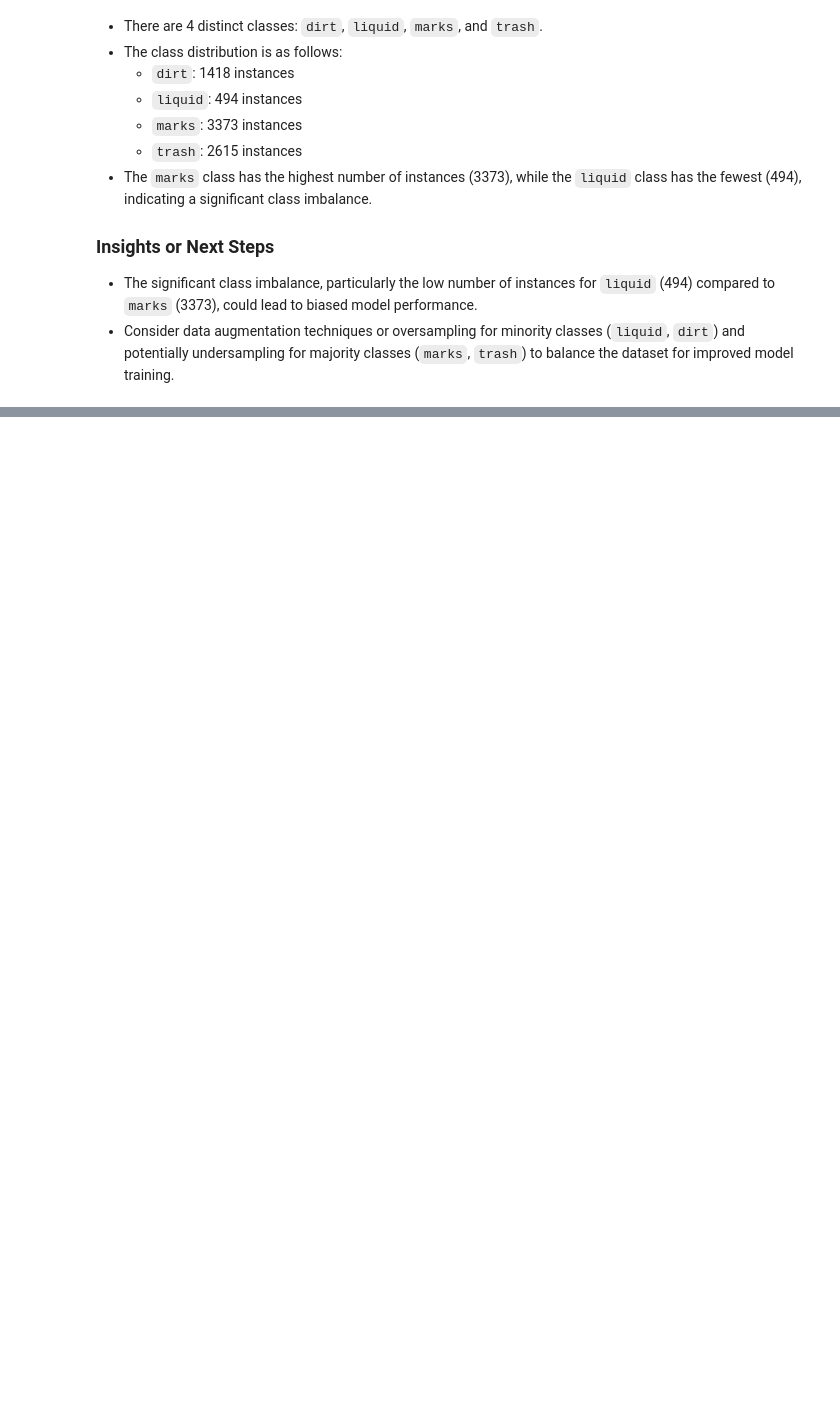
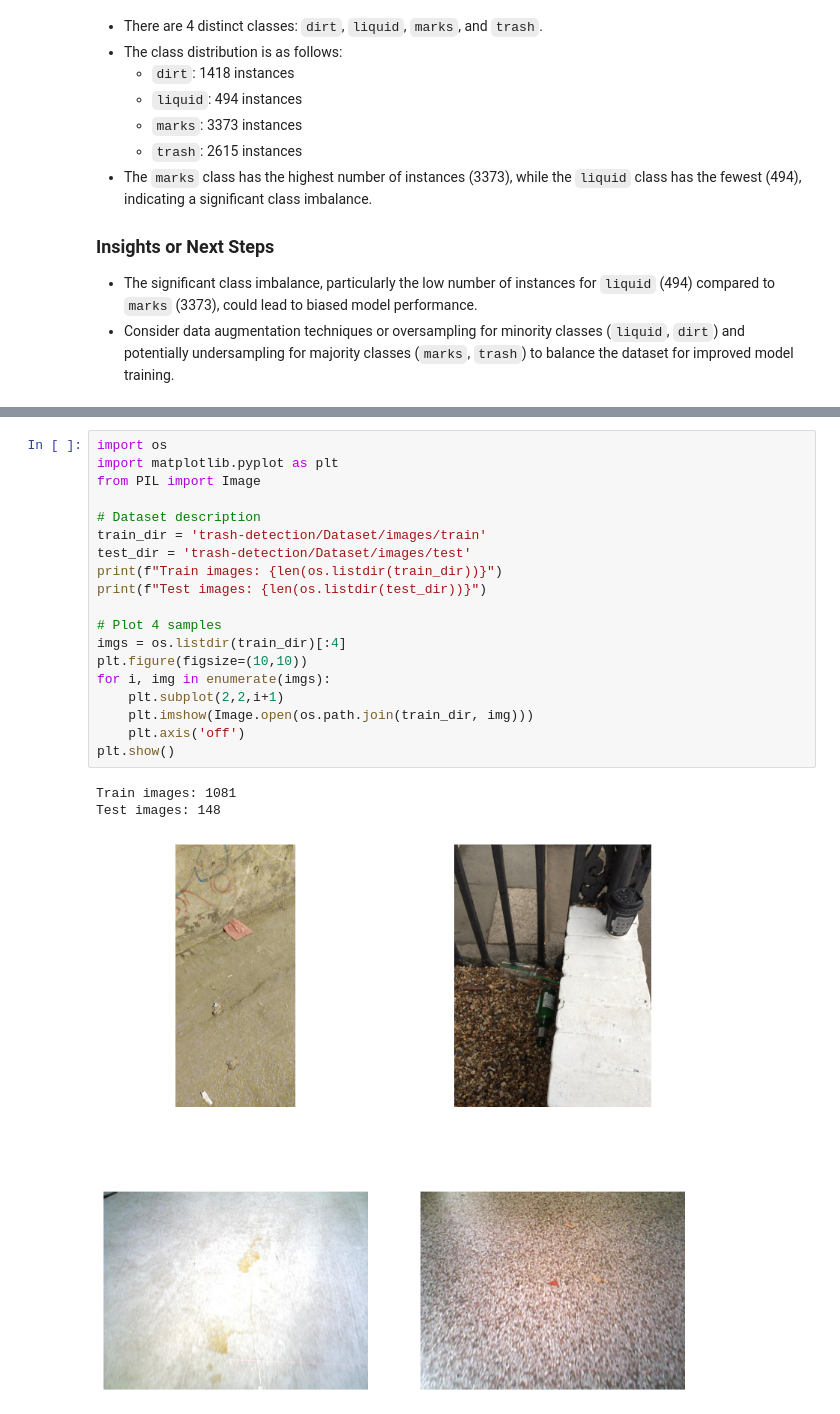
Before and after one commit to NaamaSchweitzer/CV-waste-classification, a Jupyter notebook: CV_Waste_Classification.ipynb, the cells around one changed output, grey strips where cells are left out. Cells and saved outputs as stored; diff of their text form; blank space fills up the shorter version.

```diff
--- a/CV_Waste_Classification.ipynb
+++ b/CV_Waste_Classification.ipynb
@@ -279,0 +641,23 @@ The total number of label files processed is 1229. The class IDs were parsed fro
+# %%
+import os
+import matplotlib.pyplot as plt
+from PIL import Image
+
+# Dataset description
+train_dir = 'trash-detection/Dataset/images/train'
+test_dir = 'trash-detection/Dataset/images/test'
+print(f"Train images: {len(os.listdir(train_dir))}")
+print(f"Test images: {len(os.listdir(test_dir))}")
+
+# Plot 4 samples
+imgs = os.listdir(train_dir)[:4]
+plt.figure(figsize=(10,10))
+for i, img in enumerate(imgs):
+    plt.subplot(2,2,i+1)
+    plt.imshow(Image.open(os.path.join(train_dir, img)))
+    plt.axis('off')
+plt.show()
+# %% [output]
+Train images: 1081
+Test images: 148
+[figure, added]
```
Also changed, not shown: parts of 21 cells of this notebook.
